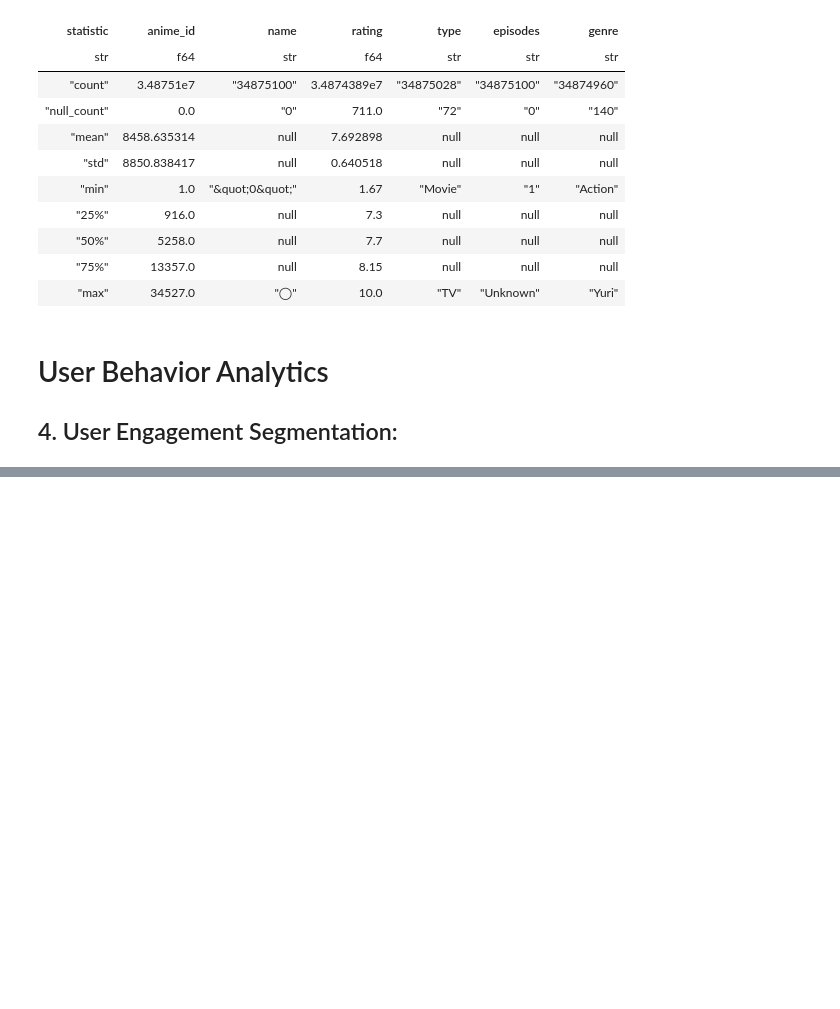
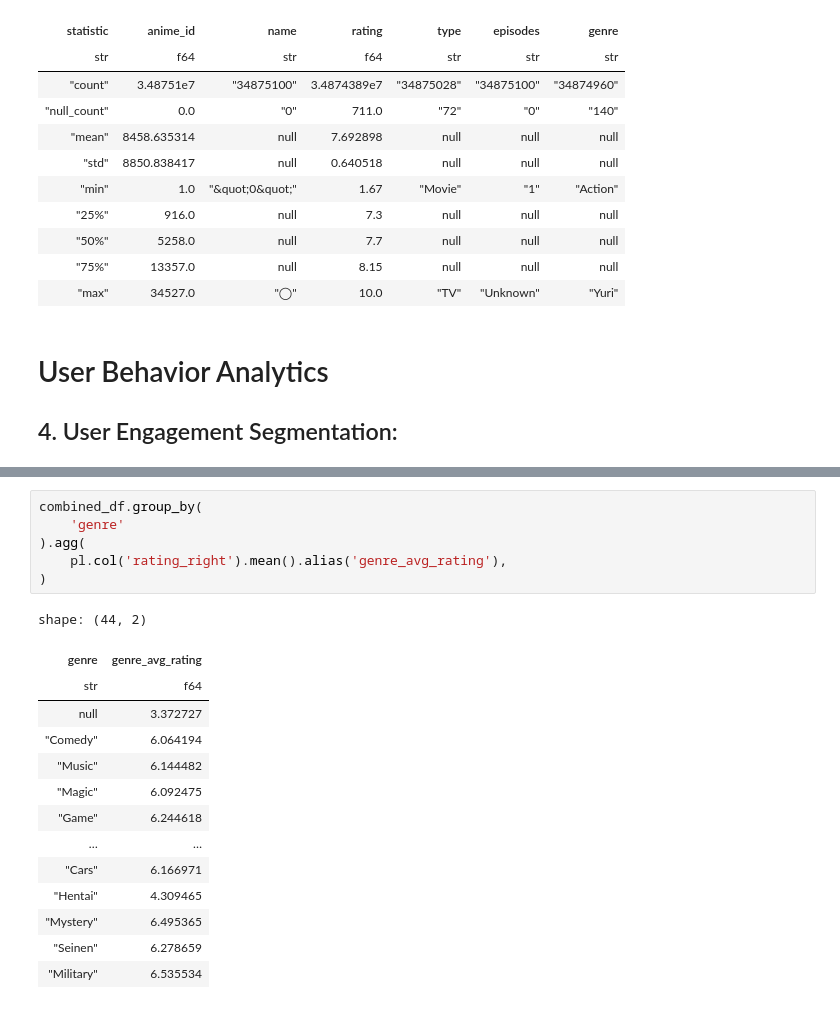
Before and after one commit to ZygimantasB/polars_library, a Jupyter notebook: kaggle/anime_dataset.ipynb, the cells around one changed output, grey strips where cells are left out. Drawn from its saved outputs; the diff is of its cells as text; blank space fills up the shorter version.

```diff
--- a/kaggle/anime_dataset.ipynb
+++ b/kaggle/anime_dataset.ipynb
@@ -421,0 +454,21 @@ shape: (73_516, 10)
+# %%
+combined_df.group_by(
+    'genre'
+).agg(
+    pl.col('rating_right').mean().alias('genre_avg_rating'),
+)
+# %% [output]
+shape: (44, 2)
+| genre | genre_avg_rating |
+| str | f64 |
+| null | 3.372727 |
+| "Comedy" | 6.064194 |
+| "Music" | 6.144482 |
+| "Magic" | 6.092475 |
+| "Game" | 6.244618 |
+| … | … |
+| "Cars" | 6.166971 |
+| "Hentai" | 4.309465 |
+| "Mystery" | 6.495365 |
+| "Seinen" | 6.278659 |
+| "Military" | 6.535534 |
```
Also changed, not shown: parts of 8 cells of this notebook.
